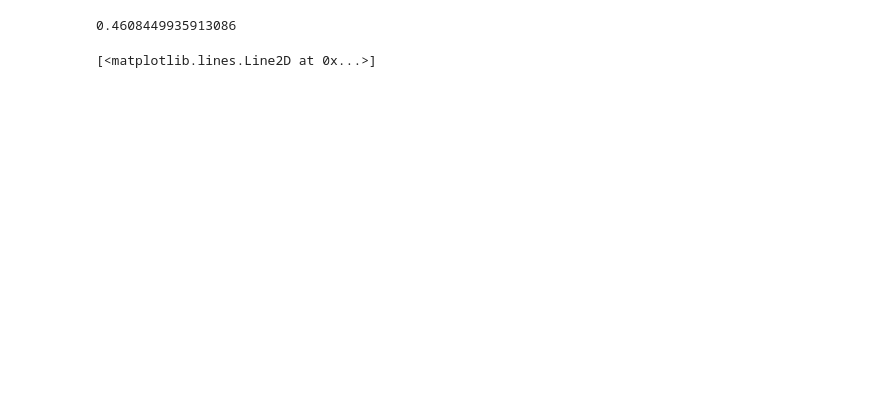
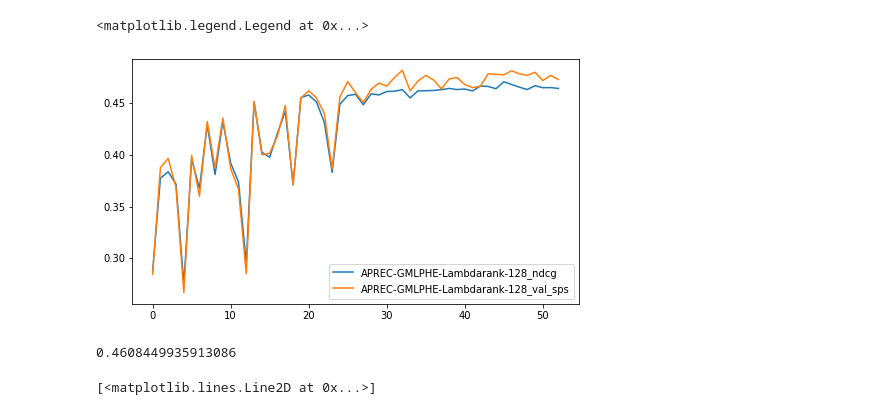
Before and after one commit to asash/gptrec_rl, a Jupyter notebook: evaluation/Results_analysis.ipynb, the cells around one changed output. Saved outputs shown, nothing was run; the diff lists cells and outputs as text; code cells hidden in the pictures; blank space fills up the shorter version.

```diff
--- a/evaluation/Results_analysis.ipynb
+++ b/evaluation/Results_analysis.ipynb
@@ -59,8 +76,0 @@ df
-# %%
-plt.figure(figsize=(8, 4.5))
-for recommender in data:
-    if 'val_ndcg_history' in recommender['model_metadata']:
-        history = moving_average(recommender['model_metadata']['val_success_history'], 1)
-        plt.plot(history, label=recommender['model_name'])
-
-plt.legend()
@@ -71,3 +77,30 @@ plt.legend()
+# %%
+def get_metric(metric_history, metric_name):
+    result = []
+    for item in metric_history:
+        try:
+            result.append(item[metric_name])
+        except:
+            print(item)
+    return result
+
+plt.figure(figsize=(8, 4.5))
+for recommender in data:
+    if len(recommender['metrics_history']) > 0:
+        history = recommender['metrics_history']
+        ndcg = get_metric(history, 'ndcg_at_40')
+        val_ndcg = get_metric(history, 'val_ndcg_at_40')
+
+        success = get_metric(history, 'Success_at_4')
+        val_success = get_metric(history, 'val_Success_at_4')
+
+        plt.plot(val_ndcg, label=recommender['model_name'] + "_ndcg")
+        plt.plot(val_success, label=recommender['model_name'] + "_val_sps")
+        break
+plt.legend()
+# %% [output]
+<matplotlib.legend.Legend at 0x...>
+[figure, added]
 # %%
 max(recommender['model_metadata']['val_success_history'])
 # %% [output]
```
Also changed, not shown: parts of 5 cells of this notebook.
